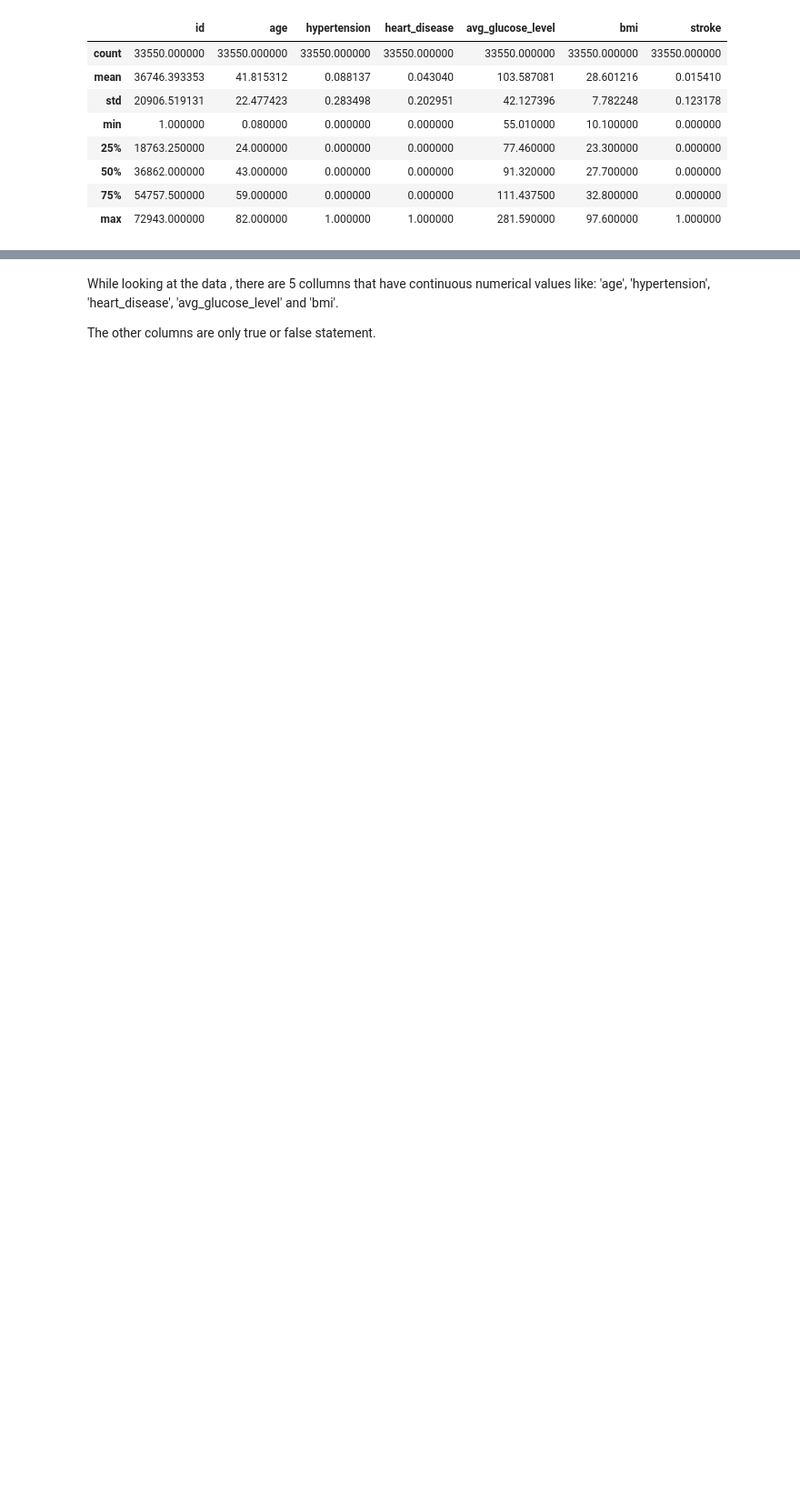
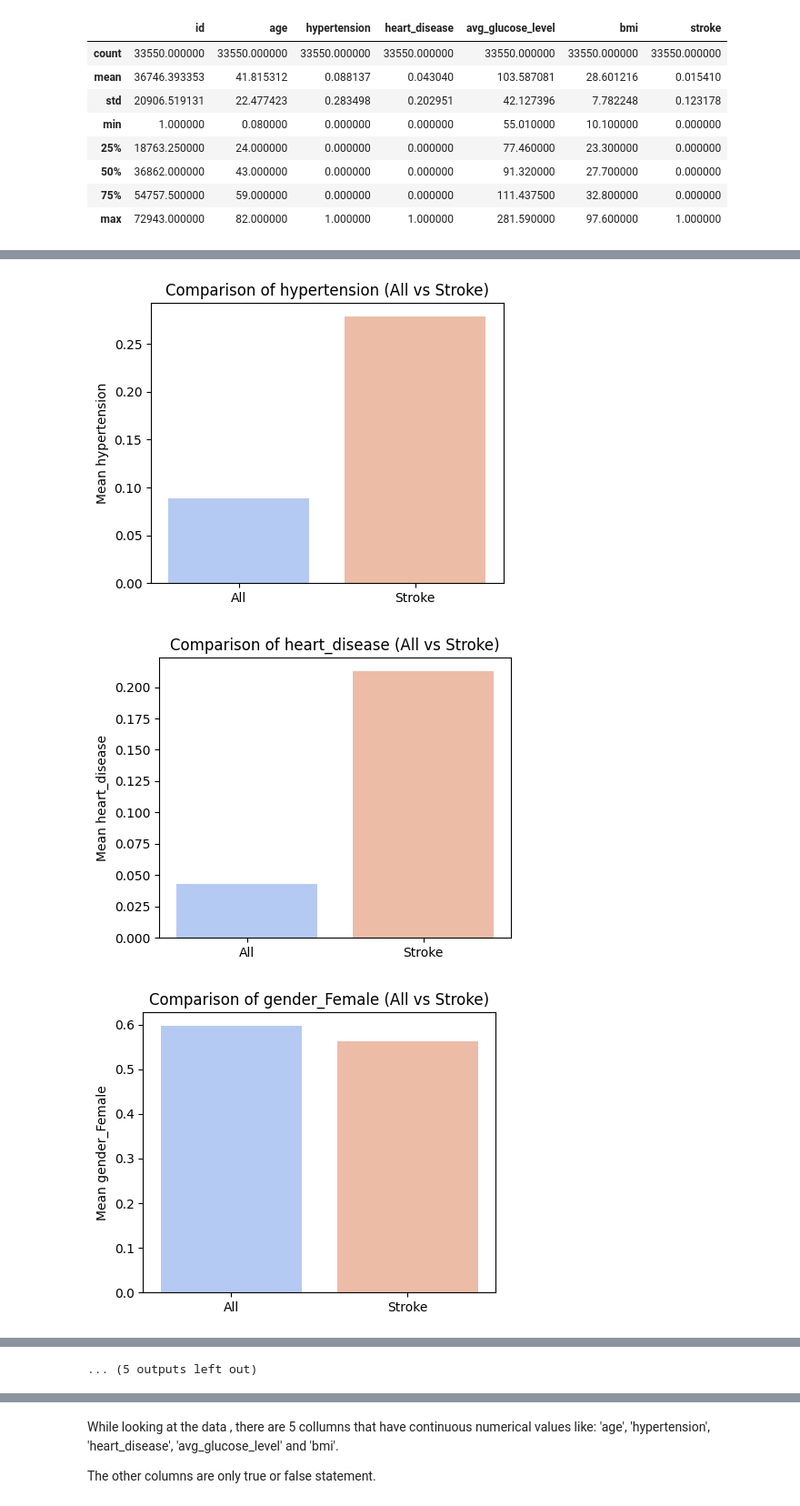
Before and after one commit to wi22b050/ML-International, a Jupyter notebook: draft_one_eda.ipynb, the cells around one changed output, grey strips where cells are left out. Shown at 91% size. Drawn from its saved outputs; the diff is of its cells as text; code cells hidden in the pictures; blank space fills up the shorter version.

```diff
--- a/draft_one_eda.ipynb
+++ b/draft_one_eda.ipynb
@@ -92,24 +366,12 @@ Drop the ID column
 # %%
-# continuous_cols = ['age', 'avg_glucose_level', 'bmi']
-# binary_cols = ['hypertension', 'heart_disease', 'gender_Female', 'gender_Male', 'gender_Other',
-#                'ever_married_No', 'ever_married_Yes', 'work_type_Govt_job', 'work_type_Never_worked',
-#                'work_type_Private', 'work_type_Self-employed', 'work_type_children', 'Residence_type_Rural',
-#                'Residence_type_Urban', 'smoking_status_formerly smoked', 'smoking_status_never smoked',
-#                'smoking_status_smokes']
-
-# # Boxplot for continuous variables
-# for col in continuous_cols:
-#     plt.figure(figsize=(8, 4))
-#     sns.boxplot(data=[new_data[col], new_data_stroke[col]], palette='coolwarm')
-#     plt.title(f"Comparison of {col} (All vs Stroke)")
-#     plt.xticks([0, 1], ['All', 'Stroke'])
-#     plt.ylabel(col)
-#     plt.show()
-
-# # Barplot for binary variables
-# for col in binary_cols:
-#     plt.figure(figsize=(8, 4))
-#     sns.barplot(x=['All', 'Stroke'], y=[new_data[col].mean(), new_data_stroke[col].mean()], palette='coolwarm')
-#     plt.title(f"Comparison of {col} (All vs Stroke)")
-#     plt.ylabel(f'Mean {col}')
-#     plt.show()
+# Barplot for binary variables
+for col in binary_cols:
+    plt.figure(figsize=(5, 4))
+    sns.barplot(x=['All', 'Stroke'], y=[df[col].mean(), df_stroke[col].mean()], palette='coolwarm', hue=['All', 'Stroke'])
+    plt.title(f"Comparison of {col} (All vs Stroke)")
+    plt.ylabel(f'Mean {col}')
+    plt.show()
+# %% [output]
+[figure, added]
+[figure, added]
+[figure, added]
@@ -115,0 +387 @@ Drop the ID column
+... (5 outputs left out)
```
Also changed, not shown: parts of 44 cells of this notebook.
